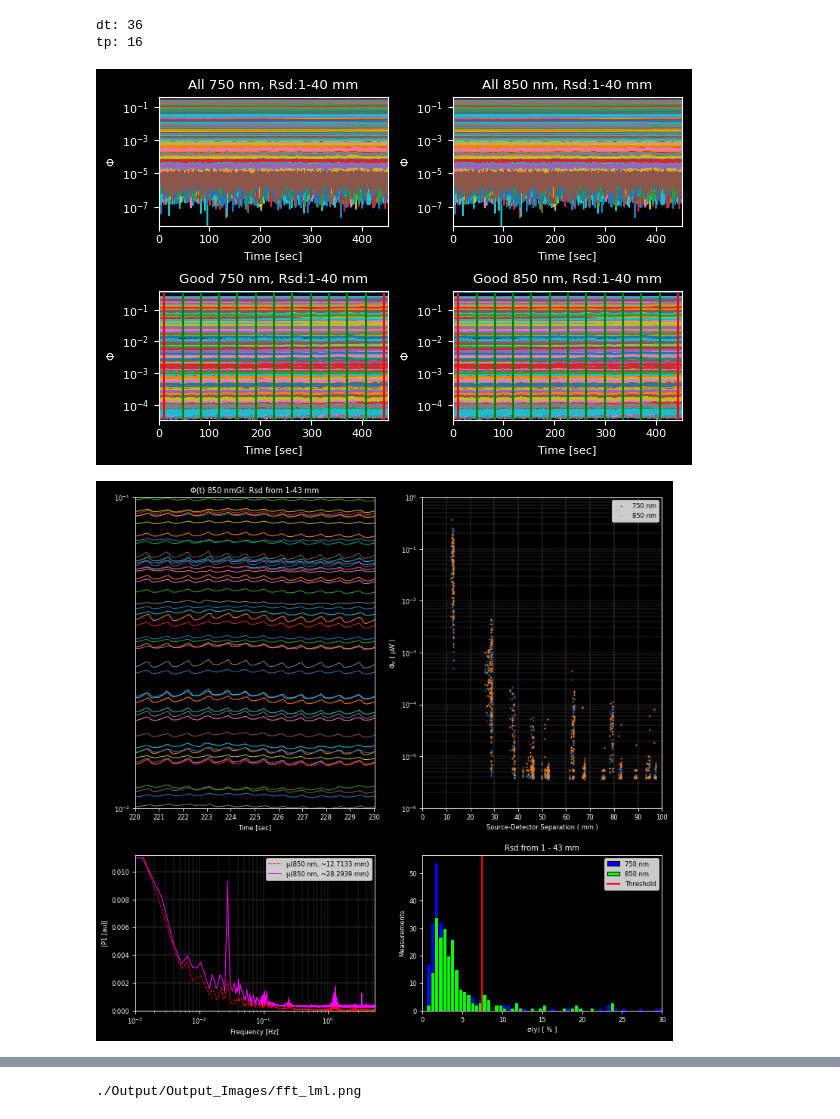
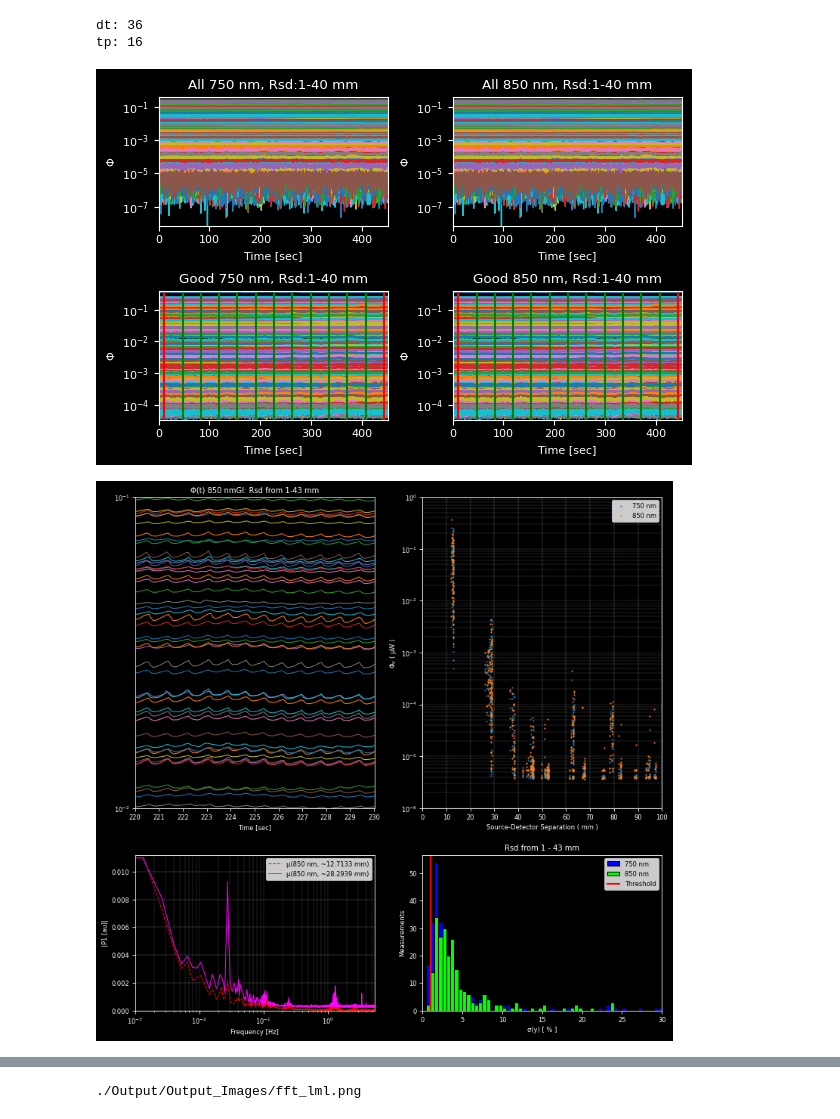
Before and after one commit to WUSTL-ORL/NeuroDOT_py, a Jupyter notebook: getting_started.ipynb, the cells around one changed output, grey strips where cells are left out. Cells and saved outputs as stored; diff of their text form; code cells hidden in the pictures.

```diff
--- a/getting_started.ipynb
+++ b/getting_started.ipynb
@@ -125,21 +125,26 @@ print('tp:', params['tp'])
 dt: 36
 tp: 16
 # %%
+params_metricsII = params.copy()
+params_cap = params.copy()
+
 viz.Plot_RawData_Time_Traces_Overview(data,__info, params)   # Time traces
 filename = saveImagePath +'Time_Traces_Overview.png'
 if saveImages == 'yes':
     plt.savefig(filename,format = 'png')
-viz.Plot_RawData_Metrics_II_DQC(data,__info, params)         # Spectrum, falloff, and good signal metric
+
+viz.Plot_RawData_Metrics_II_DQC(data,__info, params_metricsII)         # Spectrum, falloff, and good signal metric
 filename = saveImagePath +'RawData_Metrics_II.png'
 if saveImages == 'yes':
     plt.savefig(filename,format = 'png')
-__info_out = viz.Plot_RawData_Cap_DQC(data,__info, params)   # Cap-relevant views
+
+__info_out = viz.Plot_RawData_Cap_DQC(data,__info, params_cap)   # Cap-relevant views
 filename = saveImagePath +'RawData_Cap_DQC.png'
 if saveImages == 'yes':
     plt.savefig(filename,format = 'png')
 # %% [output]
 [figure]
-[figure, old version]
+[figure, new version]
 [figure]
 # %%
 ## Logmean Light Levels
```
Also changed, not shown: parts of 1 cell of this notebook, 2 other files.
